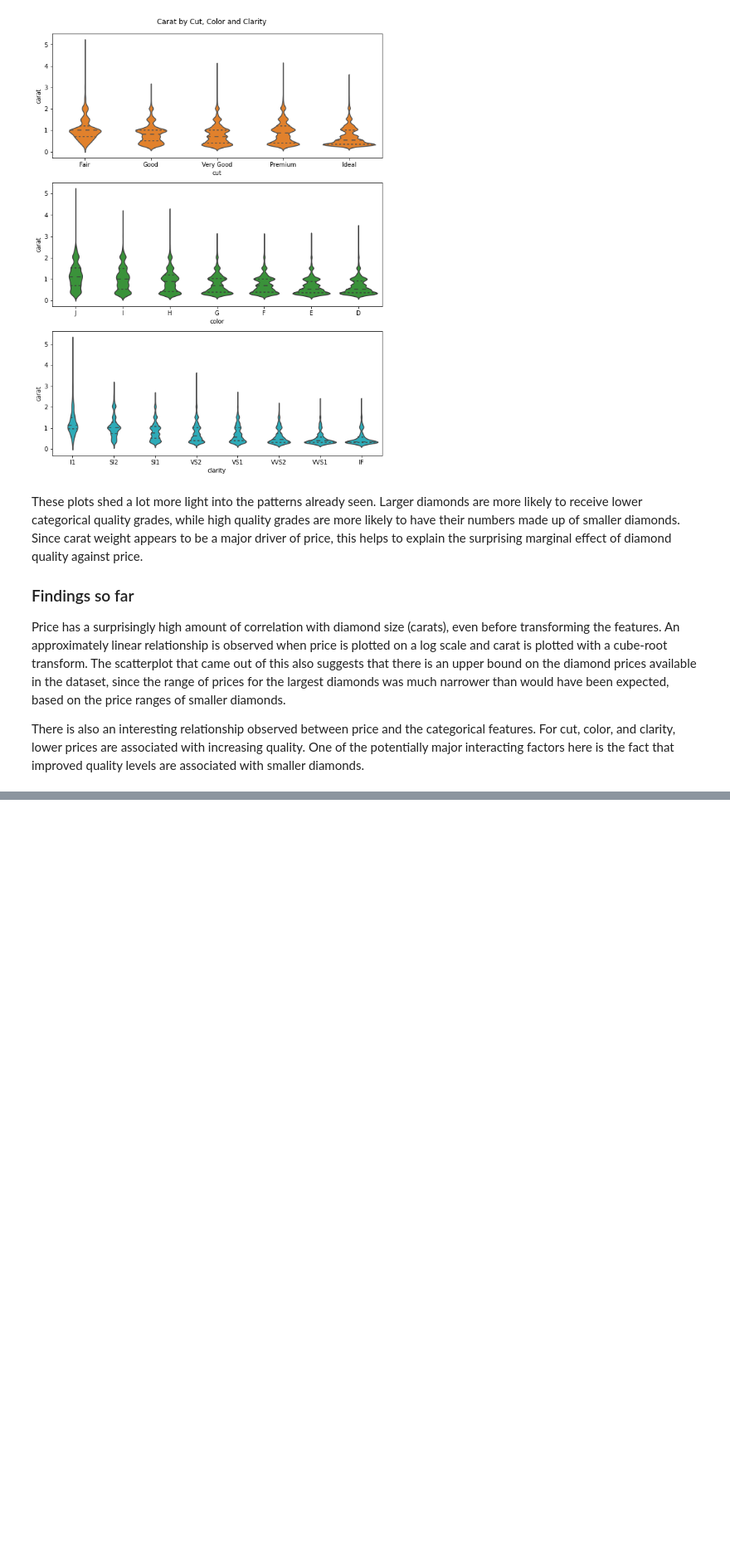
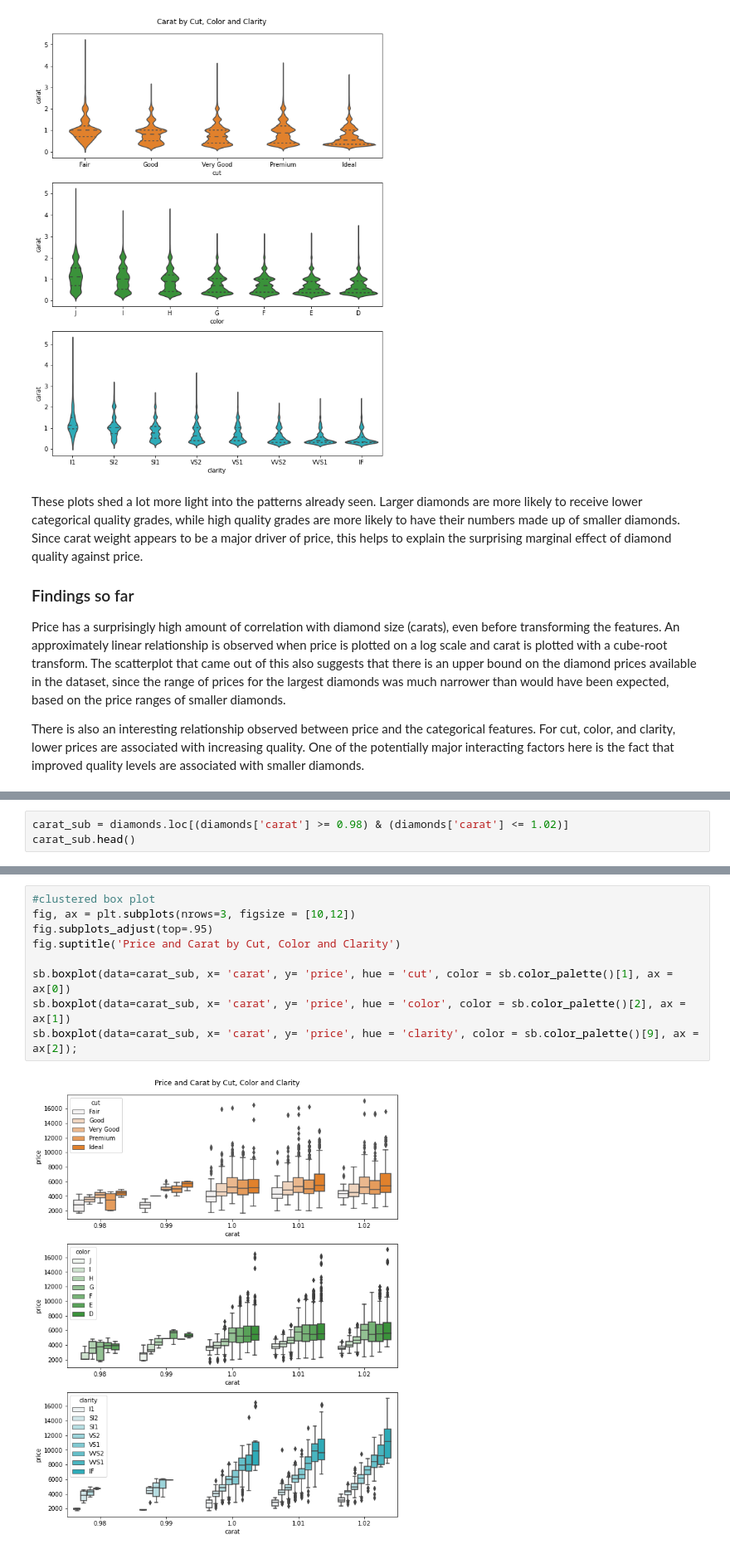
Before and after one commit to DanielPFlorian/Diamond-Data-Visualization, a Jupyter notebook: Diamond Dataset Exploration and Visualization in Python.ipynb, the cells around one changed output, grey strips where cells are left out. Shown at 83% size. Cells and saved outputs as stored; diff of their text form; blank space fills up the shorter version.

```diff
--- a/Diamond Dataset Exploration and Visualization in Python.ipynb
+++ b/Diamond Dataset Exploration and Visualization in Python.ipynb
@@ -256,0 +303,3 @@ There is also an interesting relationship observed between price and the categor
+# %%
+carat_sub = diamonds.loc[(diamonds['carat'] >= 0.98) & (diamonds['carat'] <= 1.02)]
+carat_sub.head()
@@ -256,0 +313,11 @@ There is also an interesting relationship observed between price and the categor
+# %%
+#clustered box plot
+fig, ax = plt.subplots(nrows=3, figsize = [10,12])
+fig.subplots_adjust(top=.95)
+fig.suptitle('Price and Carat by Cut, Color and Clarity')
+
+sb.boxplot(data=carat_sub, x= 'carat', y= 'price', hue = 'cut', color = sb.color_palette()[1], ax = ax[0])
+sb.boxplot(data=carat_sub, x= 'carat', y= 'price', hue = 'color', color = sb.color_palette()[2], ax = ax[1])
+sb.boxplot(data=carat_sub, x= 'carat', y= 'price', hue = 'clarity', color = sb.color_palette()[9], ax = ax[2]);
+# %% [output]
+[figure, added]
```
Also changed, not shown: parts of 8 cells of this notebook.
